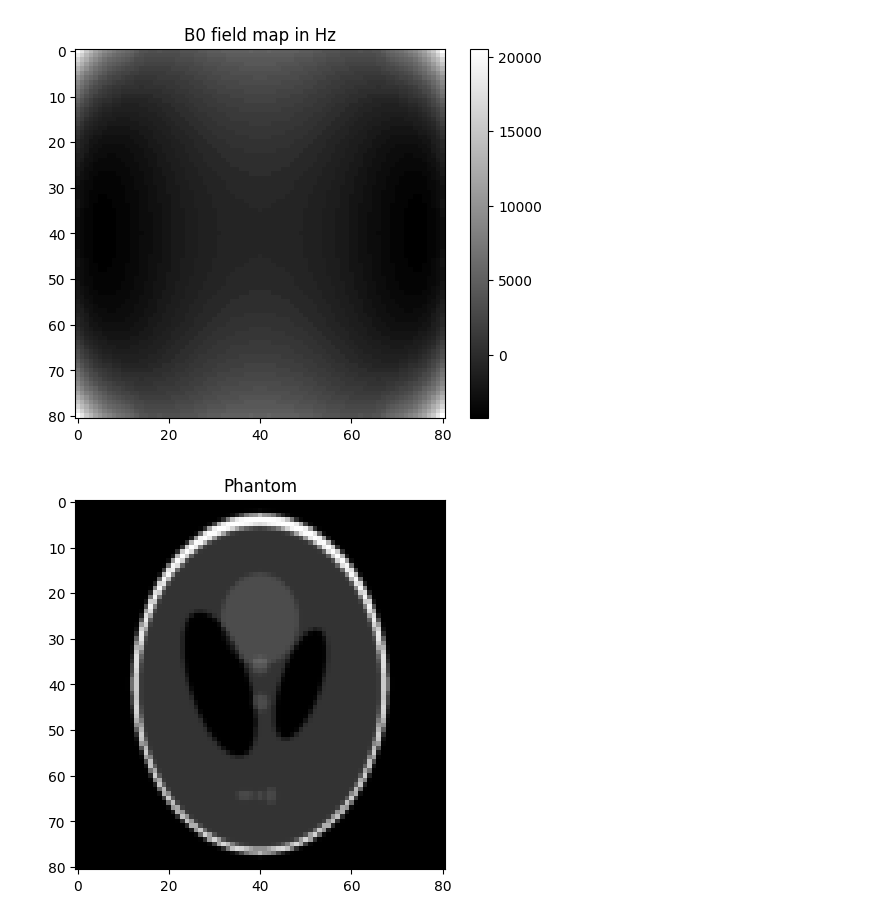
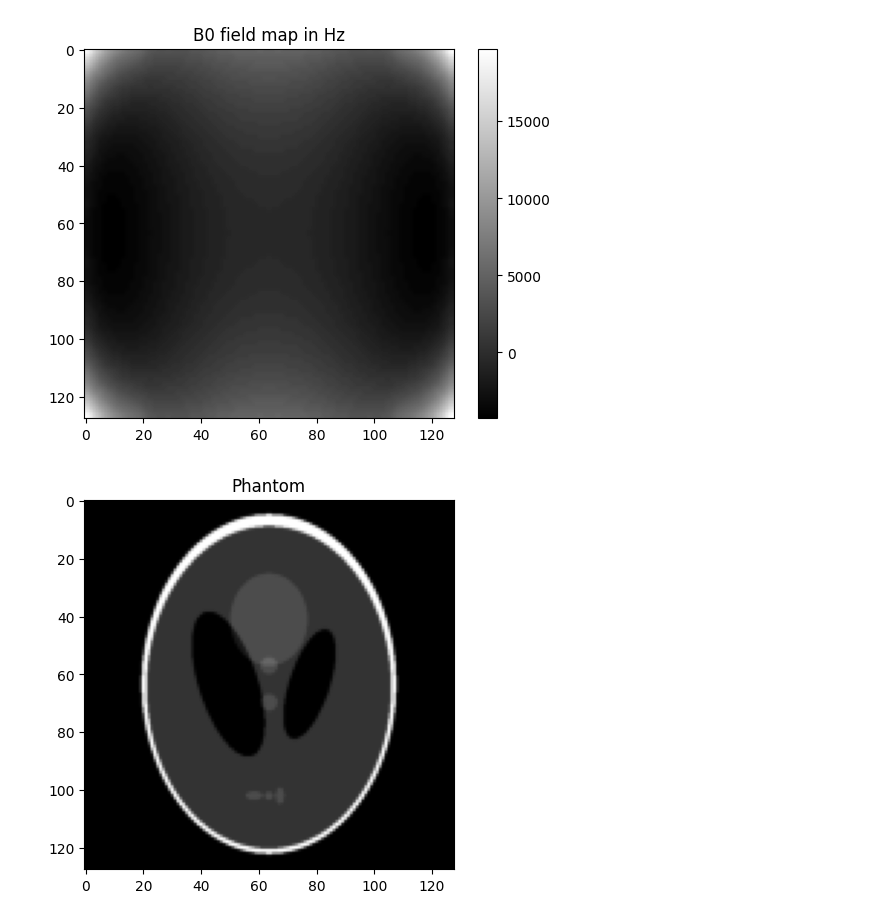
Before and after one commit to MaxStrey/Martinos_MR, a Jupyter notebook: Martinos_project/phantom_generation/phantom_7.ipynb, the cells around one changed output. Saved outputs shown, nothing was run; the diff lists cells and outputs as text; code cells hidden in the pictures.

```diff
--- a/Martinos_project/phantom_generation/phantom_7.ipynb
+++ b/Martinos_project/phantom_generation/phantom_7.ipynb
@@ -9,47 +9,48 @@ import pandas as pd
 
 # Re-generate and resize Shepp-Logan phantom
 phantom = shepp_logan_phantom()
-phantom = resize(phantom, (81, 81))
+phantom = resize(phantom, (128, 128))
 #phantom /= np.max(phantom)
 phantom = phantom * (1 + 1j)  # Make the phantom complex
 
 
-N_spins = 81  # Number of spins in the phantom
+N_spins = 128  # Number of spins in the phantom
 # # Phantom is a 2D delta function (single point in the center)
 # phantom = np.zeros((N_spins, N_spins), dtype=np.complex128)
 # phantom[N_spins//2, N_spins//2] = 1
 
 # Load the B0 field map from the csv file
 B0_field_map = pd.read_csv('2Dslice.csv', header=None).values
 gamma = 42.58e6  # Gyromagnetic ratio for hydrogen in Hz/T
 B0_field_map  = (B0_field_map * gamma)/(2*np.pi * 10000)  # Convert to Hz/T
 B0_mean = np.mean(B0_field_map)  # Mean value of the B0 field map
 B0_field_map -= np.mean(B0_field_map) # Dividing by the mean value of the B0 field map
 B0_field_map *= 6
+B0_field_map = resize(B0_field_map, (128, 128))
 
 
 # Plot the B0 field map
 plt.title('B0 field map in Hz')
 plt.imshow(B0_field_map, cmap='gray')
 plt.colorbar()  # Add a color bar to the plot
 plt.show()
 
 
 
 # Plot the phantom
 plt.title('Phantom')
 plt.imshow(np.abs(phantom), cmap='gray')
 plt.show()
 
 
 
-g_mult = 6 # Gradient multiplication factor
+g_mult = 10 # Gradient multiplication factor
 Gx = 0.004755753 * g_mult  # Gradient strength in T/m
 Gy = 0.004755753 * g_mult # Gradient strength in T/m
 B0 = 1.0  # B0 field in T
 # %% [output]
-[figure, old version]
+[figure, new version]
-[figure, old version]
+[figure, new version]
 # %%
 # Time intervals for the gradients
 tau = 2e-3
```
Also changed, not shown: parts of 2 cells of this notebook.
